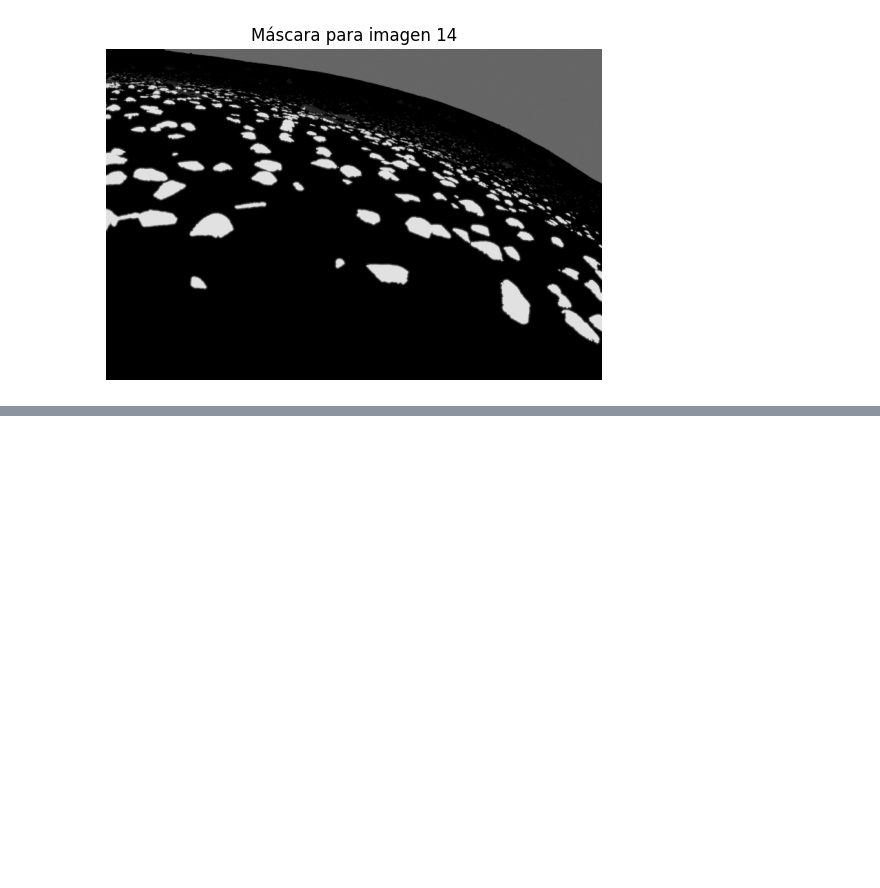
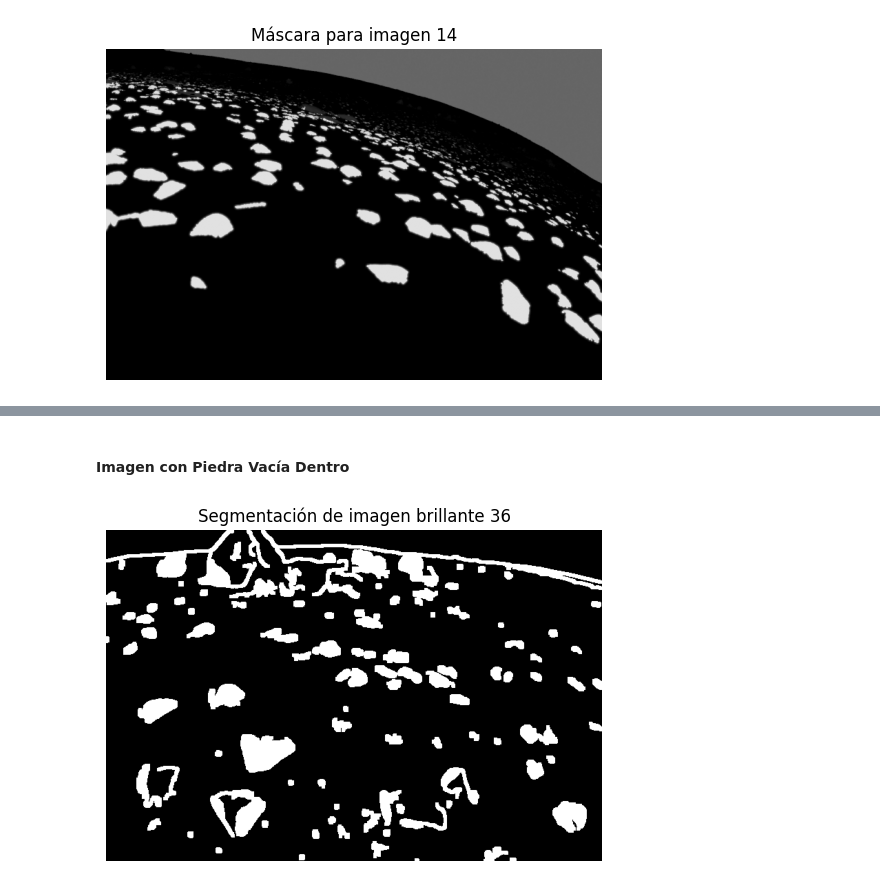
Before and after one commit to amag1/lunar-image-segmentation, a Jupyter notebook: grafics_and_plots.ipynb, the cells around one changed output, grey strips where cells are left out. Drawn from its saved outputs; the diff is of its cells as text; code cells hidden in the pictures; blank space fills up the shorter version.

```diff
--- a/grafics_and_plots.ipynb
+++ b/grafics_and_plots.ipynb
@@ -317,0 +382,25 @@ if __name__ == "__main__":
+# %% [markdown]
+#### Imagen con Piedra Vacía Dentro
+# %%
+# Load render 36
+
+if __name__ == "__main__":
+    image_number = 36
+    formated_num = str(image_number).zfill(4)
+
+    # Read the image
+    image_path = f"dataset/images/render/render{formated_num}.png"
+    image = cv2.imread(image_path, cv2.IMREAD_GRAYSCALE)
+
+    if image is None:
+        raise FileNotFoundError(f"Image not found for image number {formated_num}")
+
+    # Segment the bright regions
+    segmented_image = segment_bright_image(image)
+
+    plt.imshow(segmented_image, cmap='gray')
+    plt.title(f'Segmentación de imagen brillante {image_number}')
+    plt.axis('off')
+    plt.show()
+# %% [output]
+[figure, added]
```
Also changed, not shown: parts of 6 cells of this notebook.
